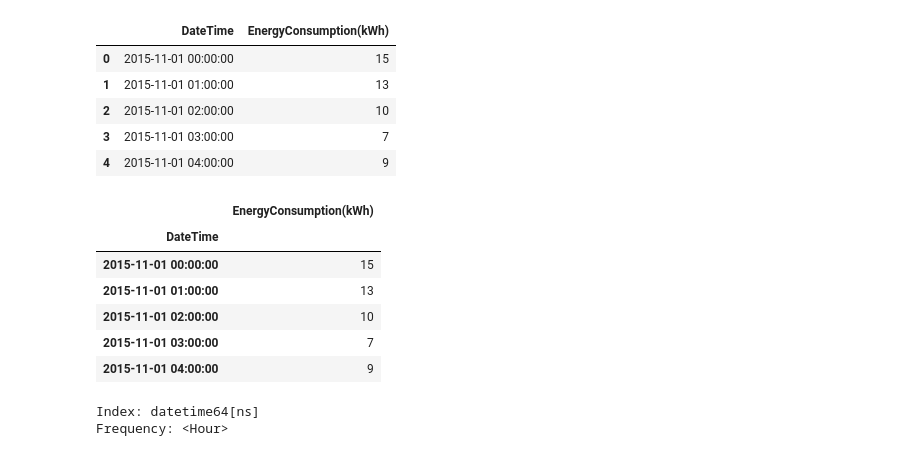
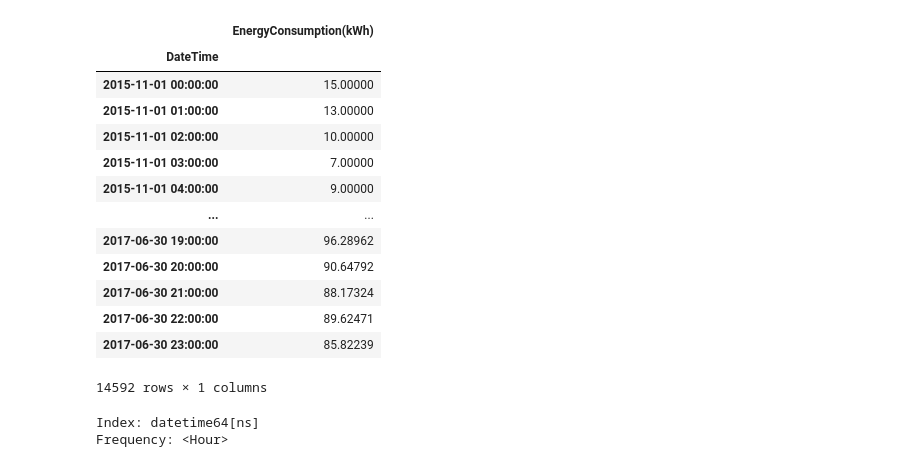
Before and after one commit to Adel2411/energy-consumption-prediction, a Jupyter notebook: skforecast_model.ipynb, the cells around one changed output. Cells and saved outputs as stored; diff of their text form; code cells hidden in the pictures.

```diff
--- a/skforecast_model.ipynb
+++ b/skforecast_model.ipynb
@@ -22,30 +31,39 @@ from keras.callbacks import EarlyStopping
-# %%
-train_energy = pd.read_csv('data/train_energy.csv')
-train_energy.head()
-# %% [output]
-|  | DateTime | EnergyConsumption(kWh) |
-| 0 | 2015-11-01 00:00:00 | 15 |
-| 1 | 2015-11-01 01:00:00 | 13 |
-| 2 | 2015-11-01 02:00:00 | 10 |
-| 3 | 2015-11-01 03:00:00 | 7 |
-| 4 | 2015-11-01 04:00:00 | 9 |
+# %%
+# Load the training data
+train_energy = pd.read_csv('data/train_energy.csv')
+# Parse DateTime column to datetime
+train_energy['DateTime'] = pd.to_datetime(train_energy['DateTime'])
+
+# Load the test data
+test_energy = pd.read_csv('moh/to_adel.csv')
+# Parse DateTime column to datetime
+test_energy['DateTime'] = pd.to_datetime(test_energy['DateTime'])
+# %%
+# Merge train_energy with test_energy
+data = pd.concat([train_energy, test_energy], ignore_index=True)
 # %%
-# pase DateTime column to datetime
-train_energy['DateTime'] = pd.to_datetime(train_energy['DateTime'])
 
-# set DateTime column as index
-train_energy = train_energy.set_index('DateTime')
+# Set DateTime column as index
+data = data.set_index('DateTime')
 
 # Set the frequency of the time series index
-train_energy.index.freq = 'H'
+data.index.freq = 'h'
 
-train_energy.head()
+# Display the first few rows of the dataset
+data
 # %% [output]
 |  | EnergyConsumption(kWh) |
 | DateTime |  |
-| 2015-11-01 00:00:00 | 15 |
-| 2015-11-01 01:00:00 | 13 |
-| 2015-11-01 02:00:00 | 10 |
-| 2015-11-01 03:00:00 | 7 |
-| 2015-11-01 04:00:00 | 9 |
+| 2015-11-01 00:00:00 | 15.00000 |
+| 2015-11-01 01:00:00 | 13.00000 |
+| 2015-11-01 02:00:00 | 10.00000 |
+| 2015-11-01 03:00:00 | 7.00000 |
+| 2015-11-01 04:00:00 | 9.00000 |
+| ... | ... |
+| 2017-06-30 19:00:00 | 96.28962 |
+| 2017-06-30 20:00:00 | 90.64792 |
+| 2017-06-30 21:00:00 | 88.17324 |
+| 2017-06-30 22:00:00 | 89.62471 |
+| 2017-06-30 23:00:00 | 85.82239 |
+14592 rows × 1 columns
 # %%
```
Also changed, not shown: parts of 16 cells of this notebook, 5 other files.
